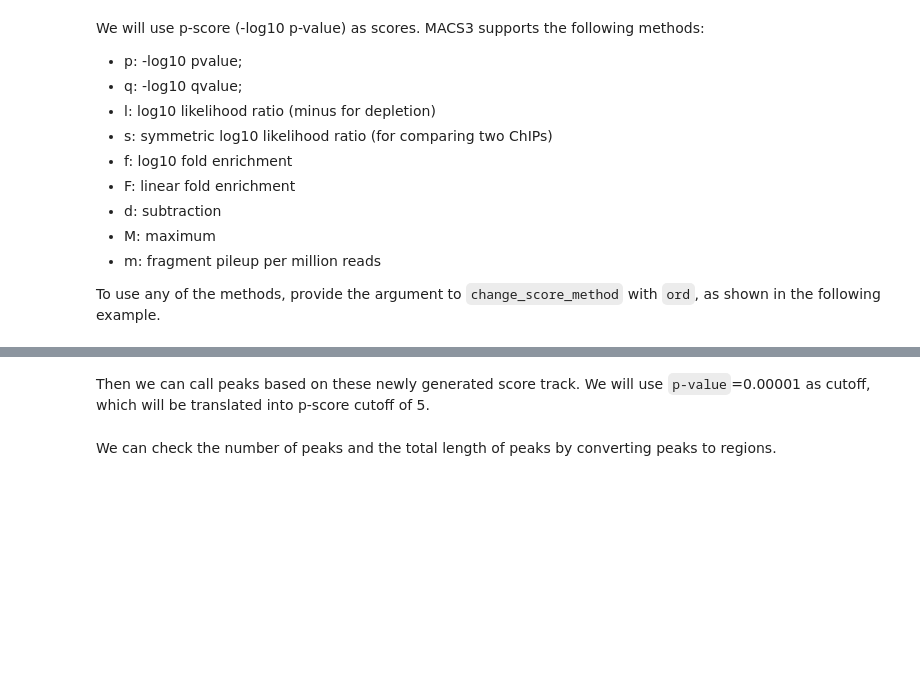
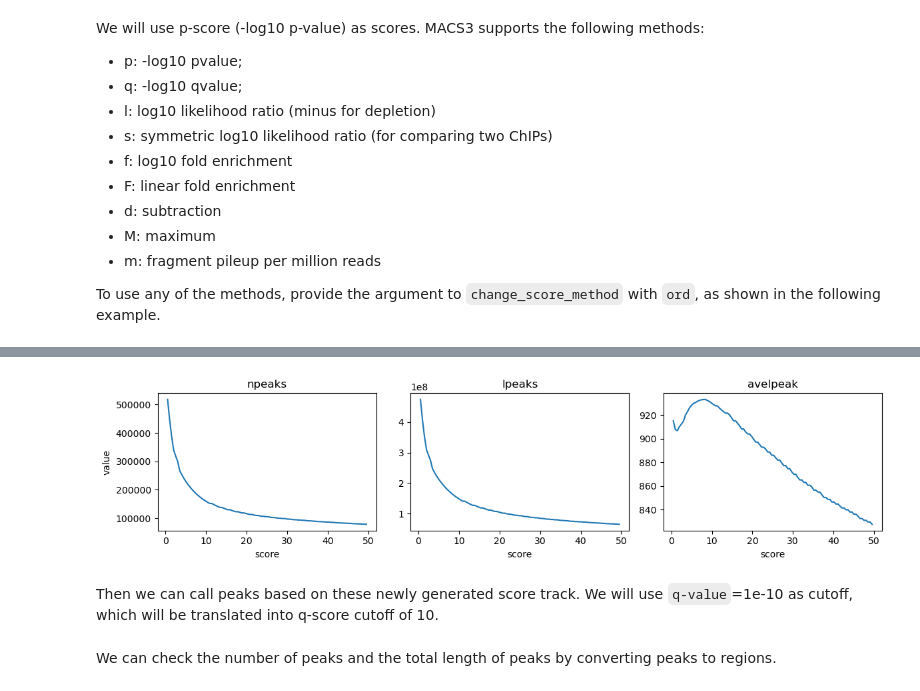
Before and after one commit to macs3-project/MACS, a Jupyter notebook: notebooks/10k-PBMC-test/macs3-scATAC-pbmc-10k.ipynb, the cells around one changed output, grey strips where cells are left out. Drawn from its saved outputs; the diff is of its cells as text; code cells hidden in the pictures; blank space fills up the shorter version.

```diff
--- a/notebooks/10k-PBMC-test/macs3-scATAC-pbmc-10k.ipynb
+++ b/notebooks/10k-PBMC-test/macs3-scATAC-pbmc-10k.ipynb
@@ -154,0 +149,3 @@ score_track.change_score_method(ord('p'))
+# %%
+%%time
+cutoff_analysis = score_track.cutoff_analysis(min_score=0.5, max_score=50)
@@ -155,3 +172,27 @@ score_track.change_score_method(ord('p'))
+# %%
+from io import StringIO
+import matplotlib.pyplot as plt
+
+cutoff_analysis_df = pd.read_csv(StringIO(cutoff_analysis), sep="\t")
+fig, axes = plt.subplots(1, 3, figsize=(12, 3), sharex=True)
+
+axes[0].plot(cutoff_analysis_df["score"], cutoff_analysis_df["npeaks"])
+axes[0].set_title("npeaks")
+axes[0].set_xlabel("score")
+axes[0].set_ylabel("value")
+
+axes[1].plot(cutoff_analysis_df["score"], cutoff_analysis_df["lpeaks"])
+axes[1].set_title("lpeaks")
+axes[1].set_xlabel("score")
+
+axes[2].plot(cutoff_analysis_df["score"], cutoff_analysis_df["avelpeak"])
+axes[2].set_title("avelpeak")
+axes[2].set_xlabel("score")
+
+plt.tight_layout()
+plt.show()
+# %% [output]
+[figure, added]
 # %% [markdown]
-Then we can call peaks based on these newly generated score track. We will use `p-value`=0.00001 as cutoff, which will be translated into p-score cutoff of 5.
+Then we can call peaks based on these newly generated score track. We will use `q-value`=1e-10 as cutoff, which will be translated into q-score cutoff of 10.
 # %%
```
Also changed, not shown: parts of 9 cells of this notebook, 2 other files.
